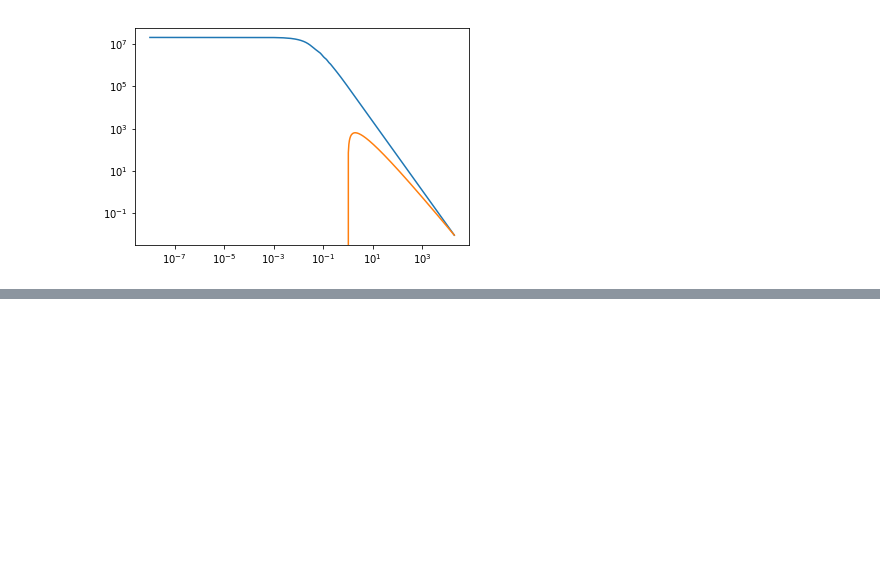
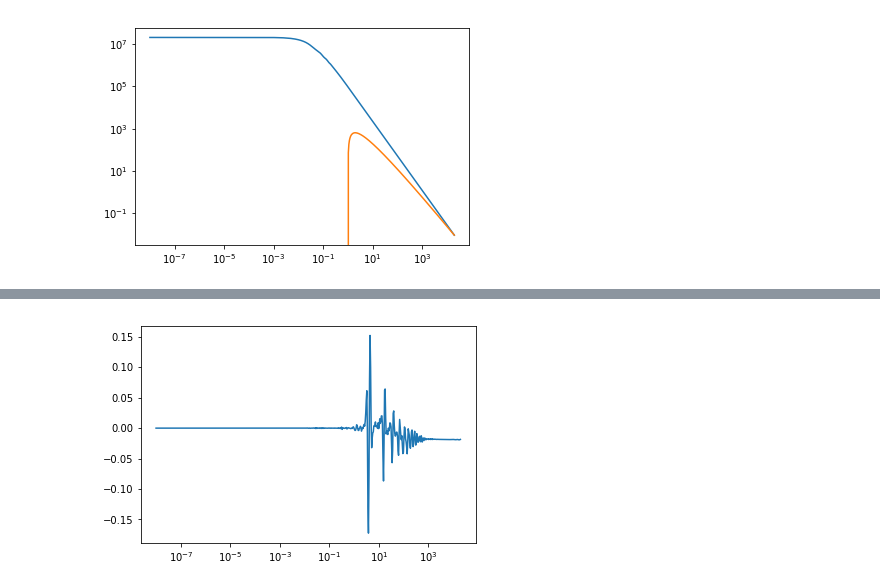
Before and after one commit to halomod/halomod, a Jupyter notebook: devel/robust_hankel_transforms.ipynb, the cells around one changed output, grey strips where cells are left out. Cells and saved outputs as stored; diff of their text form; code cells hidden in the pictures; blank space fills up the shorter version.

```diff
--- a/devel/robust_hankel_transforms.ipynb
+++ b/devel/robust_hankel_transforms.ipynb
@@ -831,0 +862,9 @@ plt.yscale('log')
+# %%
+power[hm.k < 1e-2] =hm.power[hm.k < 1e-2]
+# %%
+plt.plot(hm.k, power/hm.power -1)
+#plt.plot(hm.k, power)
+plt.xscale('log')
+#plt.yscale('log')
+# %% [output]
+[figure, added]
```
Also changed, not shown: parts of 31 cells of this notebook, 1 other file.
